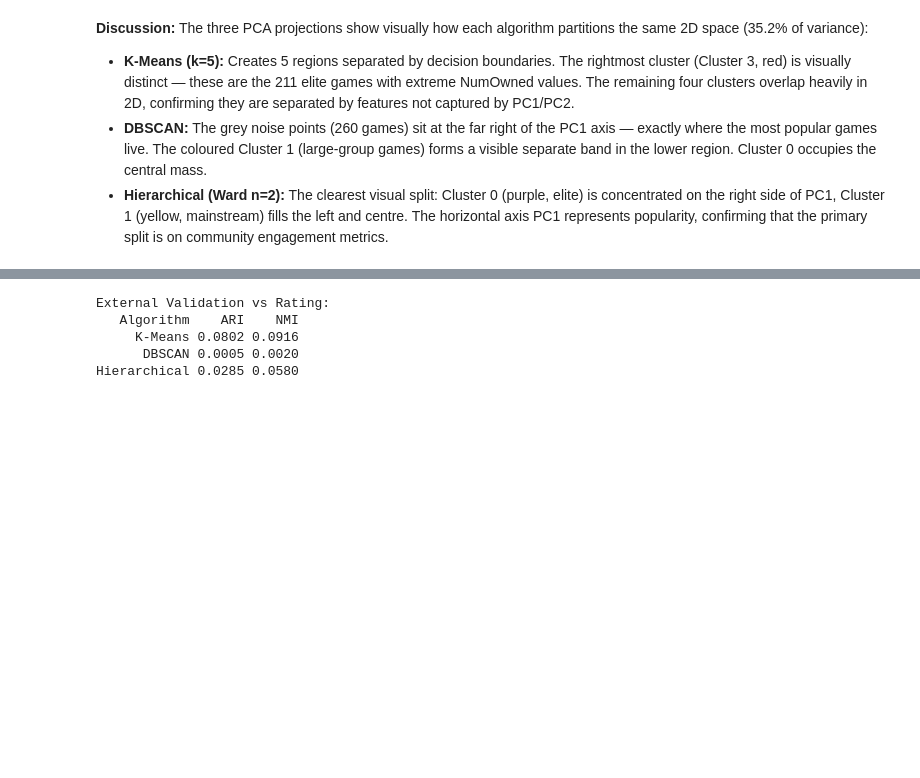
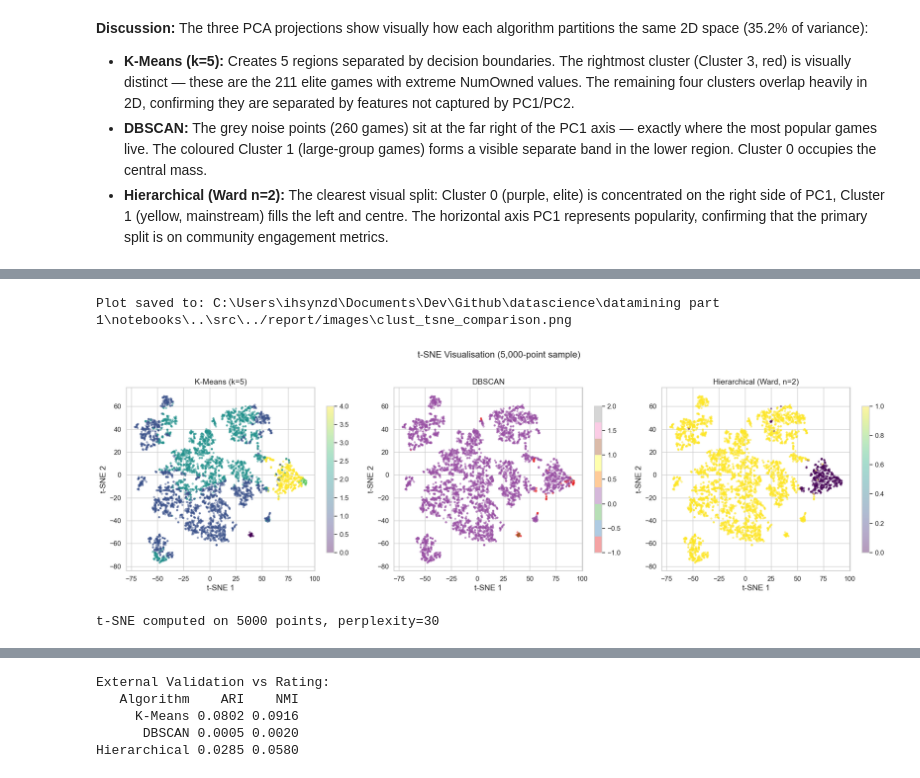
Before and after one commit to ihsynzd14/datamining_exam, a Jupyter notebook: datamining part 1/notebooks/02_clustering.ipynb, the cells around one changed output, grey strips where cells are left out. Cells and saved outputs as stored; diff of their text form; code cells hidden in the pictures; blank space fills up the shorter version.

Commit message:
feat(bonus): add analysis visualizations

```diff
--- a/datamining part 1/notebooks/02_clustering.ipynb
+++ b/datamining part 1/notebooks/02_clustering.ipynb
@@ -1278,0 +1285,38 @@ Plot saved to: C:\Users\ihsynzd\Documents\Dev\Github\datascience\datamining part
+# %%
+from sklearn.manifold import TSNE
+
+# t-SNE on 5k sample (full 22k is too slow)
+np.random.seed(42)
+tsne_n = 5000
+tsne_idx = np.random.choice(len(X_arr), size=tsne_n, replace=False)
+X_tsne_sample = X_arr[tsne_idx]
+labels_tsne_km = df["KMeans_Cluster"].values[tsne_idx]
+labels_tsne_db = df["DBSCAN_Cluster"].values[tsne_idx]
+labels_tsne_hc = df["HC_Cluster"].values[tsne_idx]
+
+tsne = TSNE(n_components=2, perplexity=30, random_state=42, n_iter=1000, learning_rate=200)
+X_tsne_2d = tsne.fit_transform(X_tsne_sample)
+
+fig, axes = plt.subplots(1, 3, figsize=(20, 6))
+
+for ax, (labels, title, cmap) in zip(axes, [
+    (labels_tsne_km, "K-Means (k=5)", "viridis"),
+    (labels_tsne_db, "DBSCAN", "Set1"),
+    (labels_tsne_hc, "Hierarchical (Ward, n=2)", "viridis"),
+]):
+    scatter = ax.scatter(X_tsne_2d[:, 0], X_tsne_2d[:, 1],
+                         c=labels, cmap=cmap, alpha=0.4, s=8)
+    ax.set_title(title, fontsize=14)
+    ax.set_xlabel("t-SNE 1")
+    ax.set_ylabel("t-SNE 2")
+    plt.colorbar(scatter, ax=ax, shrink=0.8)
+
+plt.suptitle("t-SNE Visualisation (5,000-point sample)", fontsize=16, y=1.02)
+plt.tight_layout()
+save_plot(fig, "clust_tsne_comparison.png")
+plt.show()
+print(f"t-SNE computed on {tsne_n} points, perplexity=30")
+# %% [output]
+Plot saved to: C:\Users\ihsynzd\Documents\Dev\Github\datascience\datamining part 1\notebooks\..\src\../report/images\clust_tsne_comparison.png
+[figure, added]
+t-SNE computed on 5000 points, perplexity=30
```
Also changed, not shown: parts of 2 cells of this notebook, 7 other files.
